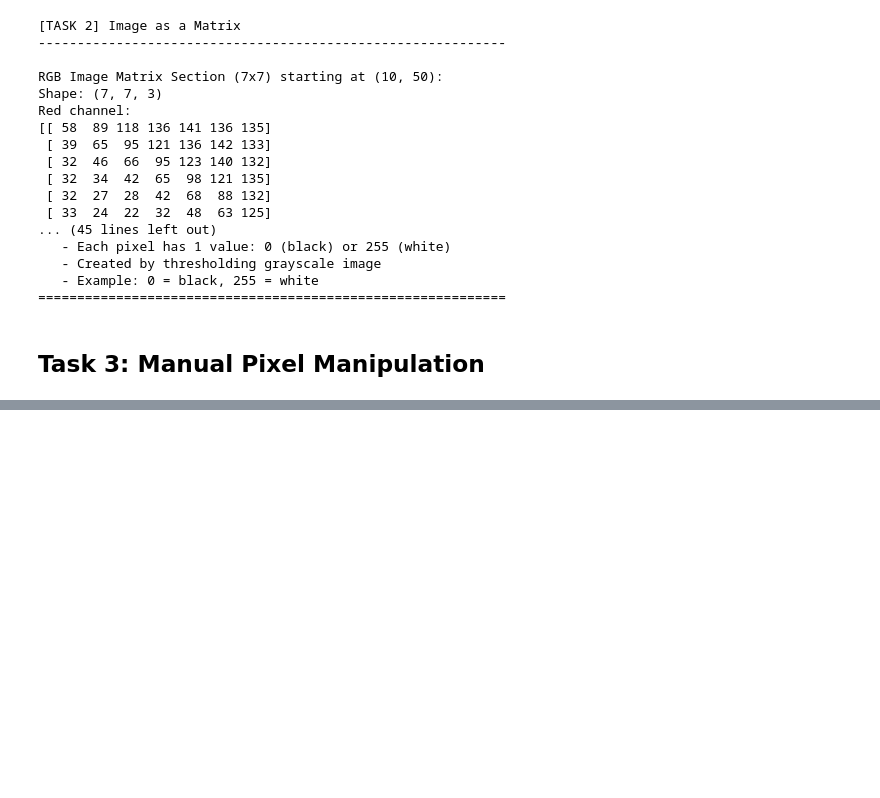
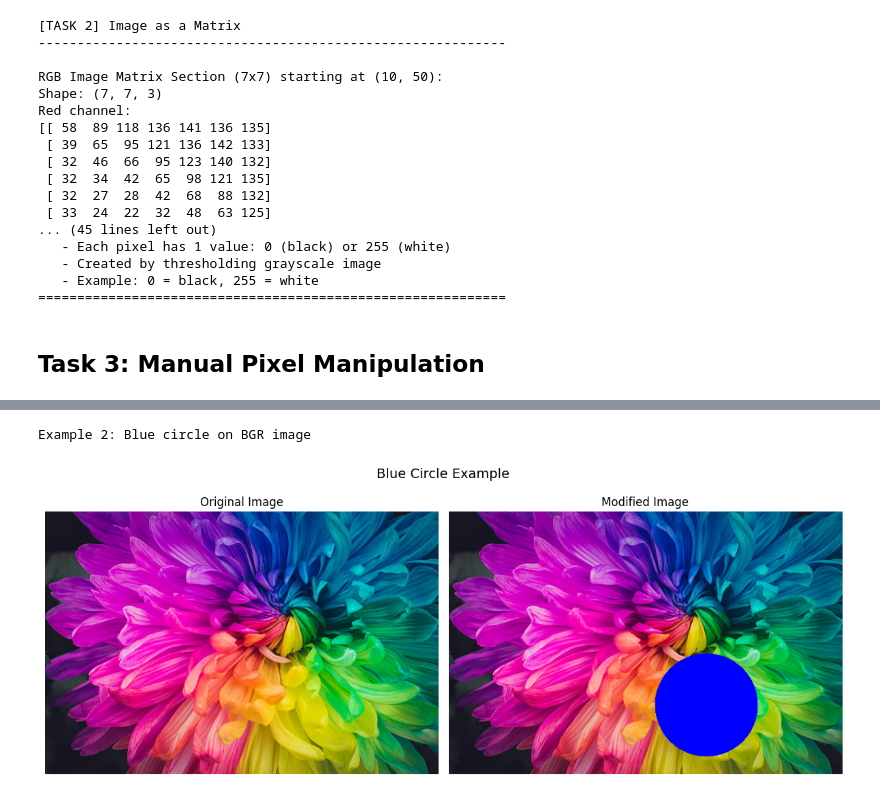
Before and after one commit to YonatanReisinger/Computer-Vision, a Jupyter notebook: assignment1/question1.ipynb, the cells around one changed output, grey strips where cells are left out. Drawn from its saved outputs; the diff is of its cells as text; code cells hidden in the pictures; blank space fills up the shorter version.

```diff
--- a/assignment1/question1.ipynb
+++ b/assignment1/question1.ipynb
@@ -194,0 +357,18 @@ Red channel:
+# %%
+# Example 2: Create a blue circle on BGR image
+# Note: original_image is in BGR format, so blue is (255, 0, 0) in BGR
+print("\nExample 2: Blue circle on BGR image")
+modified_rgb2 = manipulate_pixels_manually(original_image, [
+    {
+        'type': 'circle',
+        'params': {
+            'center': (300, 400),
+            'radius': 80
+        },
+        'color': (255, 0, 0)  # Blue in BGR format
+    }
+])
+display_comparison(original_image, modified_rgb2, "Blue Circle Example")
+# %% [output]
+Example 2: Blue circle on BGR image
+[figure, added]
```
Also changed, not shown: parts of 4 cells of this notebook.
